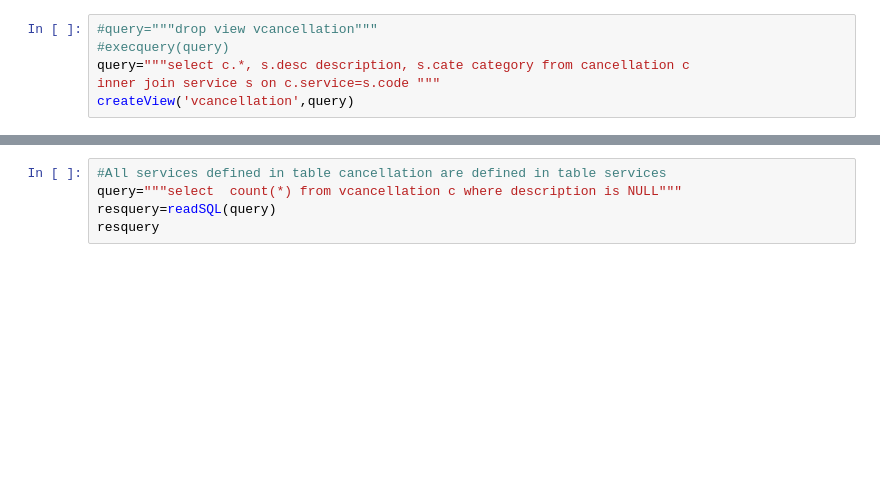
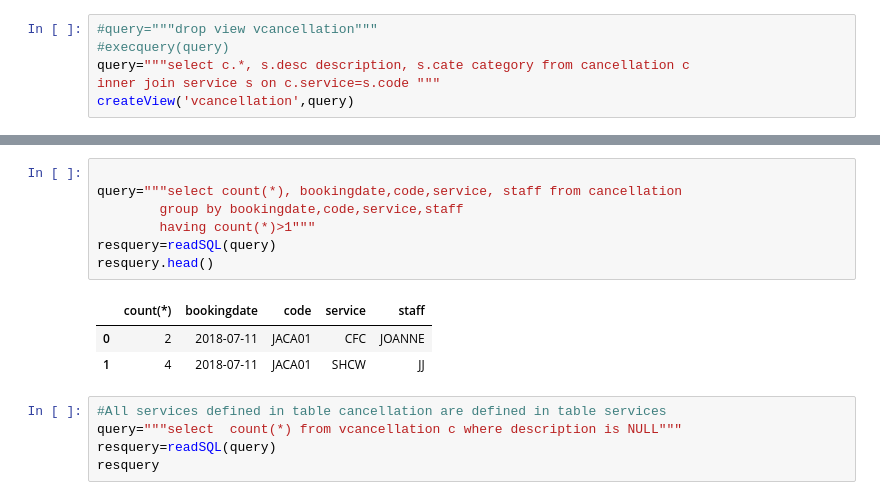
Before and after one commit to ericma007/p1, a Jupyter notebook: notebooks/init-database-exploration.ipynb, the cells around one changed output, grey strips where cells are left out. Cells and saved outputs as stored; diff of their text form; blank space fills up the shorter version.

```diff
--- a/notebooks/init-database-exploration.ipynb
+++ b/notebooks/init-database-exploration.ipynb
@@ -281,3 +299,14 @@ createView('vcancellation',query)
+# %%
+
+query="""select count(*), bookingdate,code,service, staff from cancellation
+        group by bookingdate,code,service,staff
+        having count(*)>1"""
+resquery=readSQL(query)
+resquery.head()
+# %% [output]
+|  | count(*) | bookingdate | code | service | staff |
+| 0 | 2 | 2018-07-11 | JACA01 | CFC | JOANNE |
+| 1 | 4 | 2018-07-11 | JACA01 | SHCW | JJ |
 # %%
 #All services defined in table cancellation are defined in table services
 query="""select  count(*) from vcancellation c where description is NULL"""
```
Also changed, not shown: parts of 10 cells of this notebook, 3 other files.
